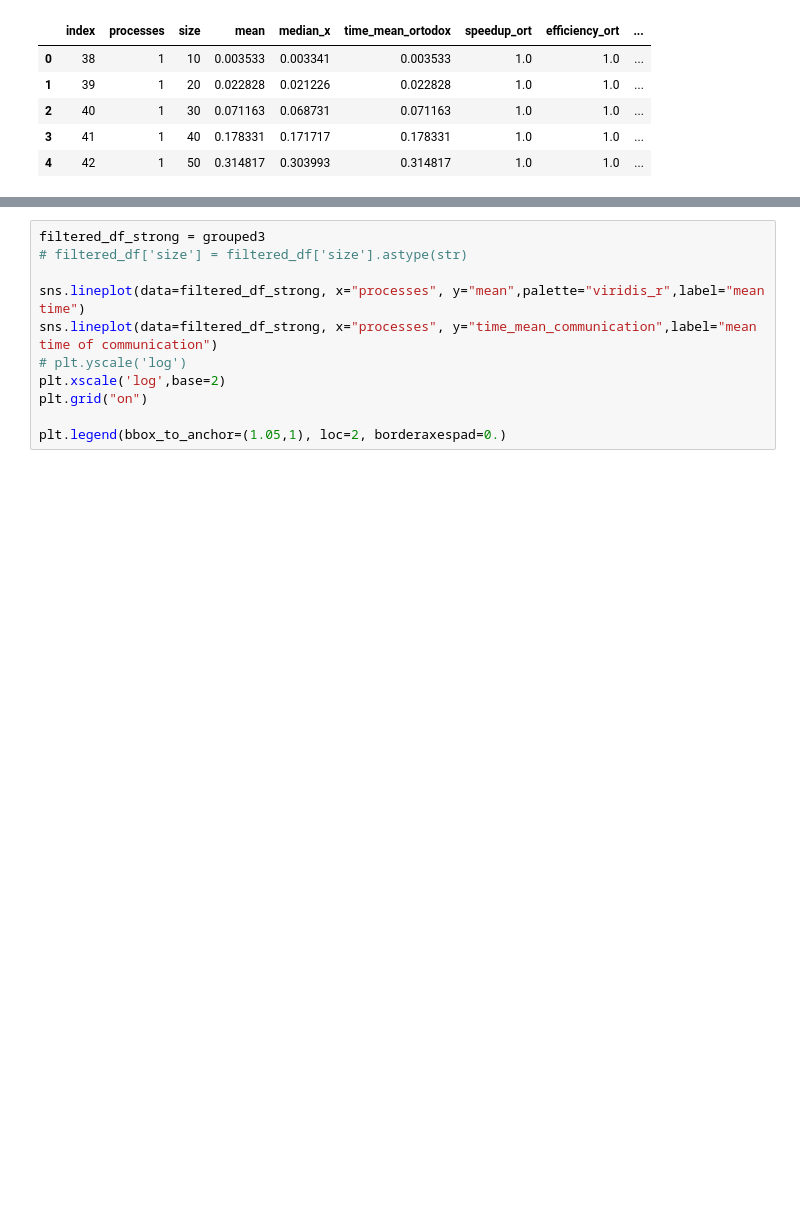
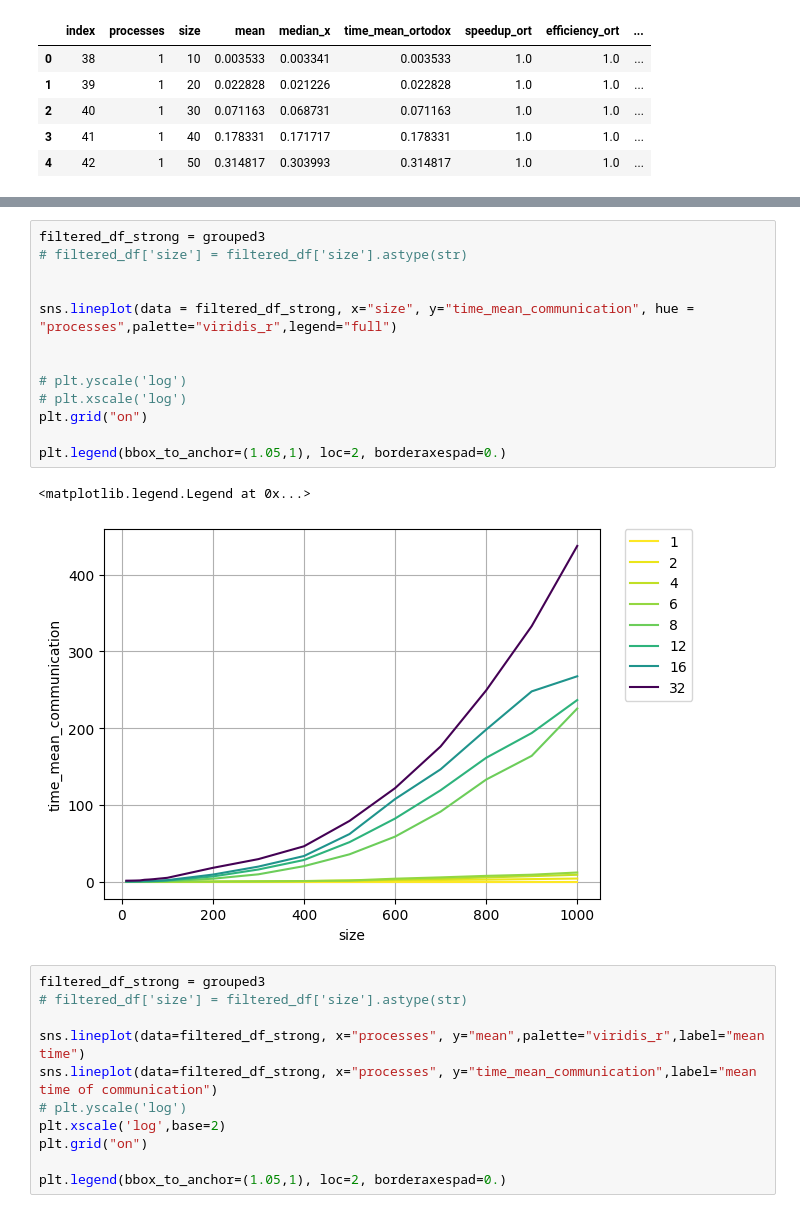
Before and after one commit to qert6g35/OWW, a Jupyter notebook: plots.ipynb, the cells around one changed output, grey strips where cells are left out. Saved outputs shown, nothing was run; the diff lists cells and outputs as text; blank space fills up the shorter version.

```diff
--- a/plots.ipynb
+++ b/plots.ipynb
@@ -207,3 +226,19 @@ grouped3.head()
+# %%
+filtered_df_strong = grouped3
+# filtered_df['size'] = filtered_df['size'].astype(str)
+
+
+sns.lineplot(data = filtered_df_strong, x="size", y="time_mean_communication", hue = "processes",palette="viridis_r",legend="full")
+
+
+# plt.yscale('log')
+# plt.xscale('log')
+plt.grid("on")
+
+plt.legend(bbox_to_anchor=(1.05,1), loc=2, borderaxespad=0.)
+# %% [output]
+<matplotlib.legend.Legend at 0x...>
+[figure, added]
 # %%
 filtered_df_strong = grouped3
 # filtered_df['size'] = filtered_df['size'].astype(str)
```
Also changed, not shown: parts of 6 cells of this notebook.
